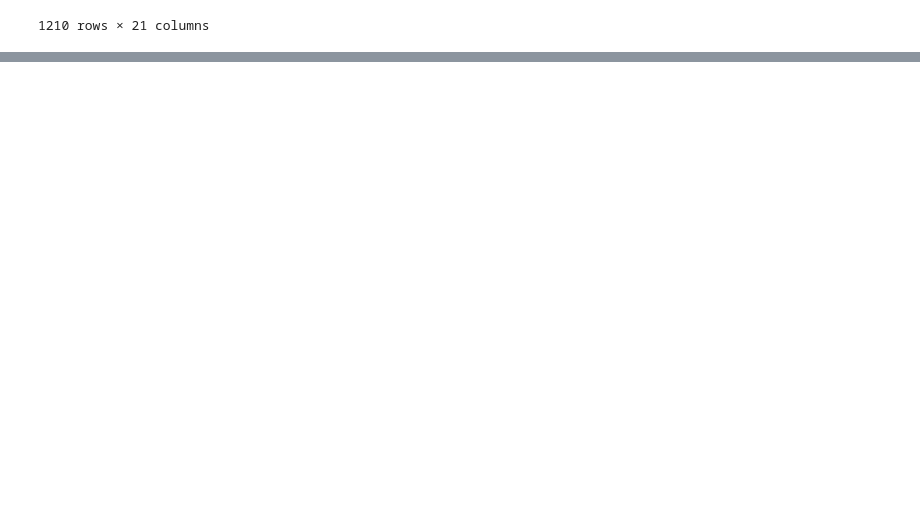
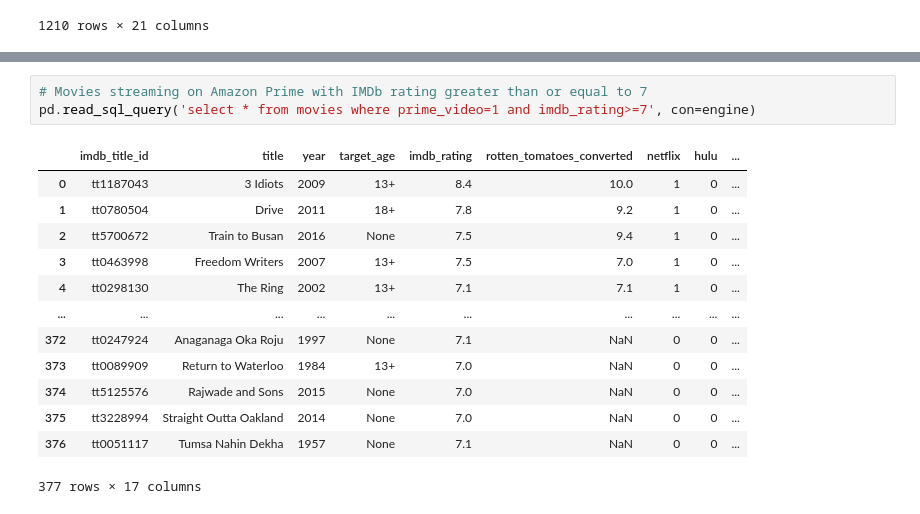
Before and after one commit to junettel/ETL-project, a Jupyter notebook: etl-project.ipynb, the cells around one changed output, grey strips where cells are left out. Saved outputs shown, nothing was run; the diff lists cells and outputs as text; blank space fills up the shorter version.

```diff
--- a/etl-project.ipynb
+++ b/etl-project.ipynb
@@ -398,0 +455,17 @@ pd.read_sql_query("select * from names where place_of_birth_1='Chicago'", con=en
+# %%
+# Movies streaming on Amazon Prime with IMDb rating greater than or equal to 7
+pd.read_sql_query('select * from movies where prime_video=1 and imdb_rating>=7', con=engine)
+# %% [output]
+|  | imdb_title_id | title | year | target_age | imdb_rating | rotten_tomatoes_converted | netflix | hulu | ... |
+| 0 | tt1187043 | 3 Idiots | 2009 | 13+ | 8.4 | 10.0 | 1 | 0 | ... |
+| 1 | tt0780504 | Drive | 2011 | 18+ | 7.8 | 9.2 | 1 | 0 | ... |
+| 2 | tt5700672 | Train to Busan | 2016 | None | 7.5 | 9.4 | 1 | 0 | ... |
+| 3 | tt0463998 | Freedom Writers | 2007 | 13+ | 7.5 | 7.0 | 1 | 0 | ... |
+| 4 | tt0298130 | The Ring | 2002 | 13+ | 7.1 | 7.1 | 1 | 0 | ... |
+| ... | ... | ... | ... | ... | ... | ... | ... | ... | ... |
+| 372 | tt0247924 | Anaganaga Oka Roju | 1997 | None | 7.1 | NaN | 0 | 0 | ... |
+| 373 | tt0089909 | Return to Waterloo | 1984 | 13+ | 7.0 | NaN | 0 | 0 | ... |
+| 374 | tt5125576 | Rajwade and Sons | 2015 | None | 7.0 | NaN | 0 | 0 | ... |
+| 375 | tt3228994 | Straight Outta Oakland | 2014 | None | 7.0 | NaN | 0 | 0 | ... |
+| 376 | tt0051117 | Tumsa Nahin Dekha | 1957 | None | 7.1 | NaN | 0 | 0 | ... |
+377 rows × 17 columns
```
Also changed, not shown: parts of 5 cells of this notebook.
